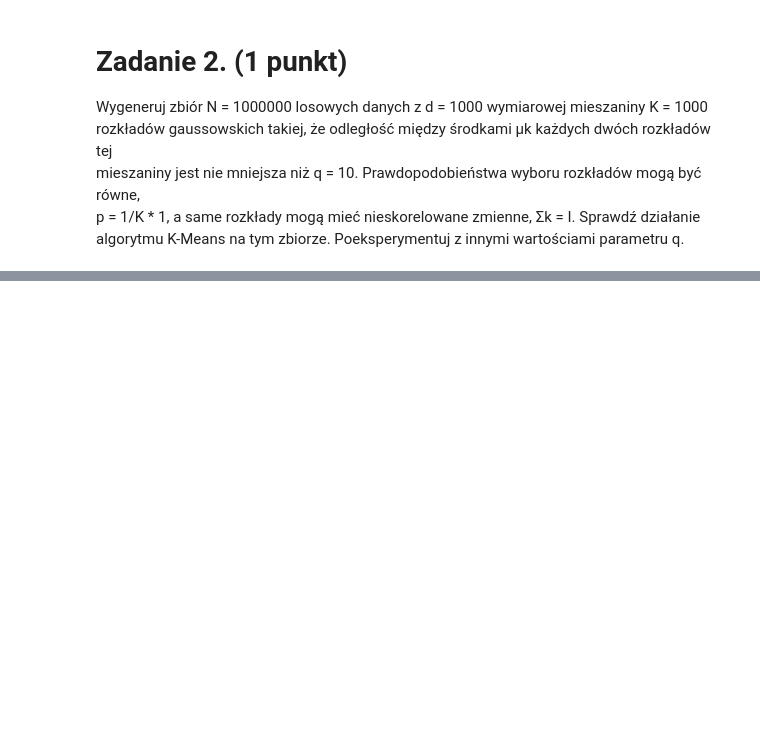
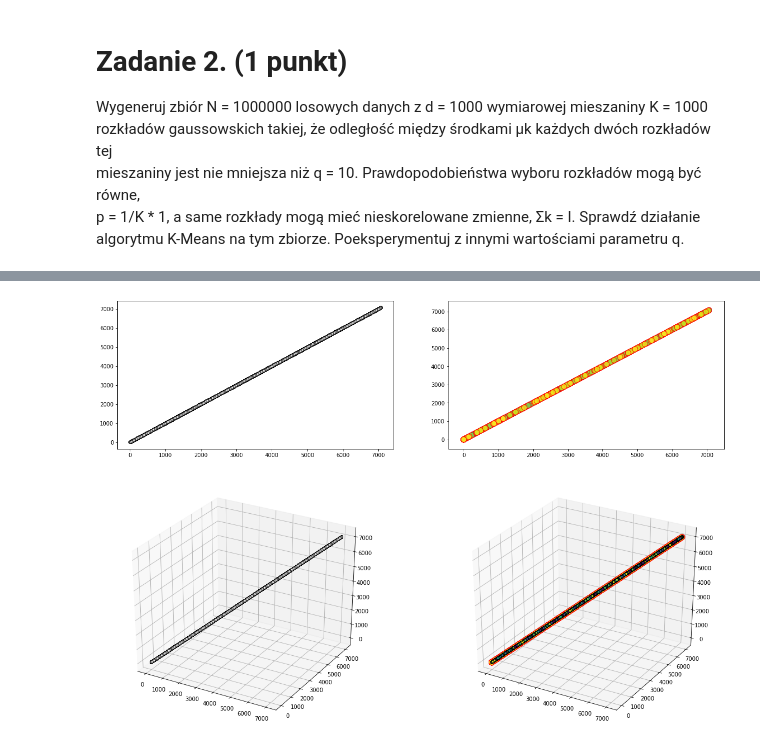
Before and after one commit to TheFebrin/UNIVERSITY, a Jupyter notebook: Data Mining/Assignment_3/Assignment_1.ipynb, the cells around one changed output, grey strips where cells are left out. Cells and saved outputs as stored; diff of their text form; code cells hidden in the pictures; blank space fills up the shorter version.

```diff
--- a/Data Mining/Assignment_3/Assignment_1.ipynb
+++ b/Data Mining/Assignment_3/Assignment_1.ipynb
@@ -327,17 +295,17 @@ p = 1/K * 1, a same rozkłady mogą mieć nieskorelowane zmienne, Σk = I. Spraw
 algorytmu K-Means na tym zbiorze. Poeksperymentuj z innymi wartościami parametru q. <br/>
 # %%
 %%time
-N, d, K = 10000, 100, 1000
+N, d, K = 100000, 100, 1000
 p_vec = np.ones(K) / K
 q = 10
 dist = q / np.sqrt(2)
 Mu = dist * np.ones([1, d]) * np.arange(1, K + 1)[:, np.newaxis]
 Sigma = np.array([np.eye(d)] * K)
 
-# X = generate(N, d, K, p_vec, Mu, Sigma)
-# KM = K_MEANS(X, k=K, MAX_ITER=200)
-# KM.RUN(show_images=True)
-# KM.plot_before_and_after_2d()
-# KM.plot_before_and_after_3d()
-# print(f'Iterations: {KM.iterations}')
+X = generate(N, d, K, p_vec, Mu, Sigma)
+KM = K_MEANS(X, k=K, MAX_ITER=200)
+KM.RUN(show_images=False)
+KM.plot_before_and_after_2d()
+KM.plot_before_and_after_3d()
+print(f'Iterations: {KM.iterations}')
 # %% [output]
@@ -344,0 +314,2 @@ Wall time: 33.9 ms
+[figure, added]
+[figure, added]
```
Also changed, not shown: parts of 6 cells of this notebook.
